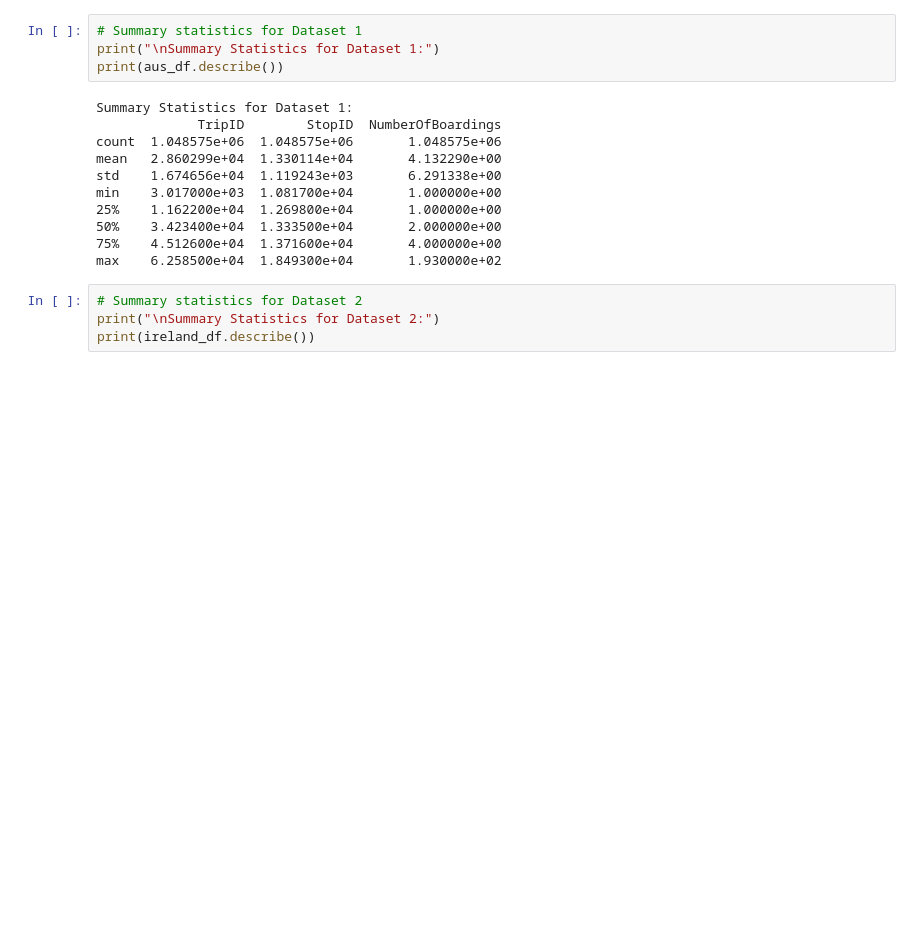
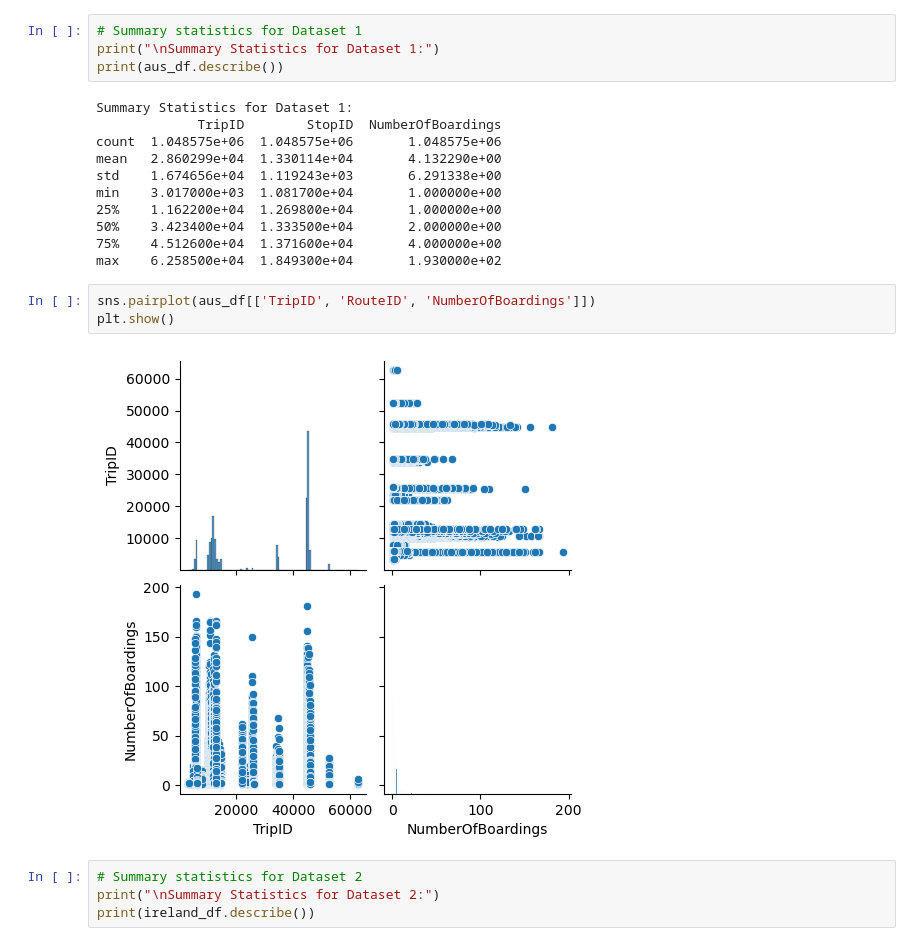
Before and after one commit to 2021402/CA-02-MSc-Data-Analytics, a Jupyter notebook: Project Code CA 2.ipynb, the cells around one changed output. Drawn from its saved outputs; the diff is of its cells as text; blank space fills up the shorter version.

```diff
--- a/Project Code CA 2.ipynb
+++ b/Project Code CA 2.ipynb
@@ -334,6 +338,11 @@ min    3.017000e+03  1.081700e+04       1.000000e+00
 50%    3.423400e+04  1.333500e+04       2.000000e+00
 75%    4.512600e+04  1.371600e+04       4.000000e+00
 max    6.258500e+04  1.849300e+04       1.930000e+02
+# %%
+sns.pairplot(aus_df[['TripID', 'RouteID', 'NumberOfBoardings']])
+plt.show()
+# %% [output]
+[figure, added]
 # %%
 # Summary statistics for Dataset 2
 print("\nSummary Statistics for Dataset 2:")
```
Also changed, not shown: parts of 46 cells of this notebook.
